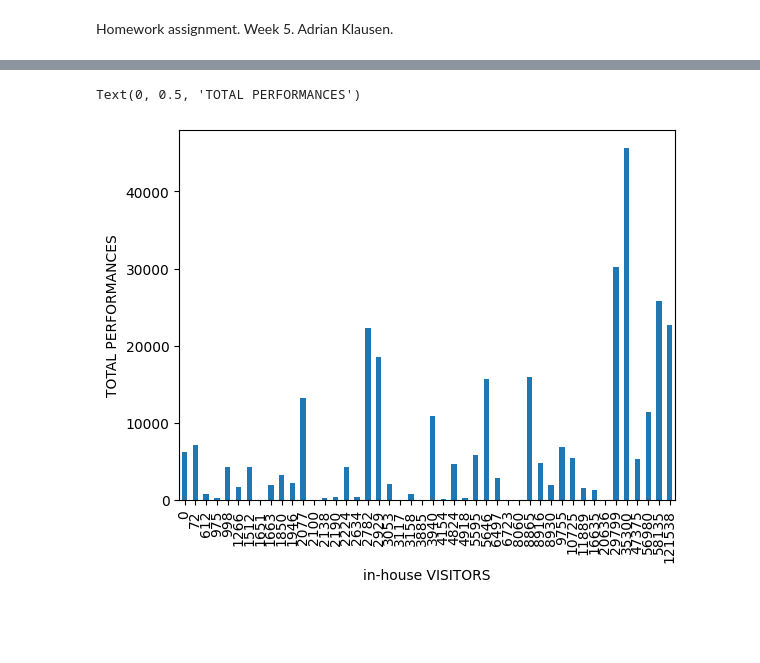
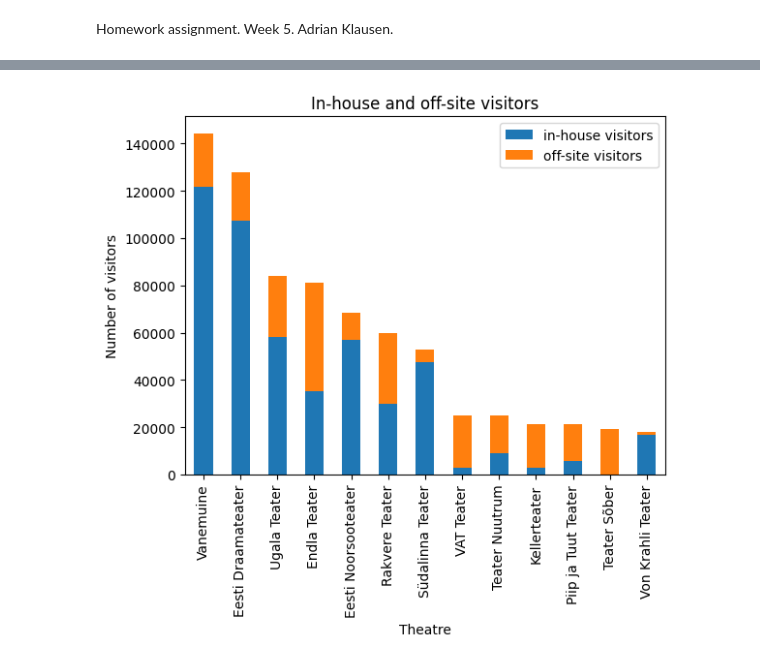
Before and after one commit to adrianklausen0-ux/dt-2026-data-visualisation, a Jupyter notebook: notebooks/Digital Humanities/Homework/Homework5_AdrianKlausen.ipynb, the cells around one changed output, grey strips where cells are left out. Drawn from its saved outputs; the diff is of its cells as text; code cells hidden in the pictures; blank space fills up the shorter version.

```diff
--- a/notebooks/Digital Humanities/Homework/Homework5_AdrianKlausen.ipynb
+++ b/notebooks/Digital Humanities/Homework/Homework5_AdrianKlausen.ipynb
@@ -21,7 +36,9 @@ Text(0.5, 1.0, 'Total visitors in 2025')
 # %%
-avg_st= df.groupby("in-house VISITORS")["off-site VISITORS"].mean()
-avg_st.plot(kind="bar")
-plt.ylabel("TOTAL PERFORMANCES")
+df.plot(kind="bar", x="Theatre", y=["in-house visitors", "off-site visitors"], stacked=True)
+plt.title("In-house and off-site visitors")
+plt.ylabel("Number of visitors")
+plt.xlabel("Theatre")
+plt.legend
+plt.show()
 # %% [output]
-Text(0, 0.5, 'TOTAL PERFORMANCES')
-[figure, old version]
+[figure, new version]
```
Also changed, not shown: parts of 10 cells of this notebook, 1 other file.
